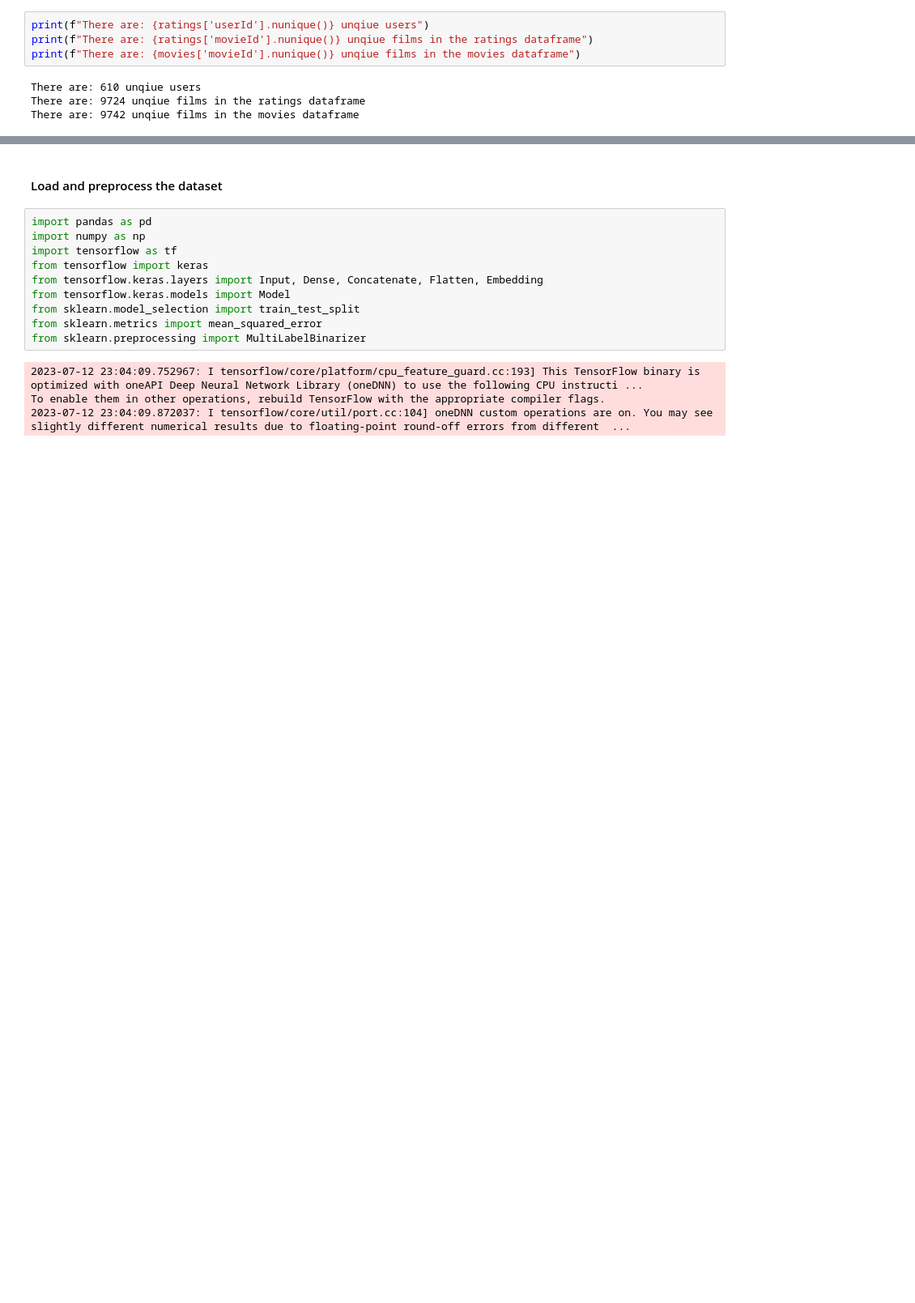
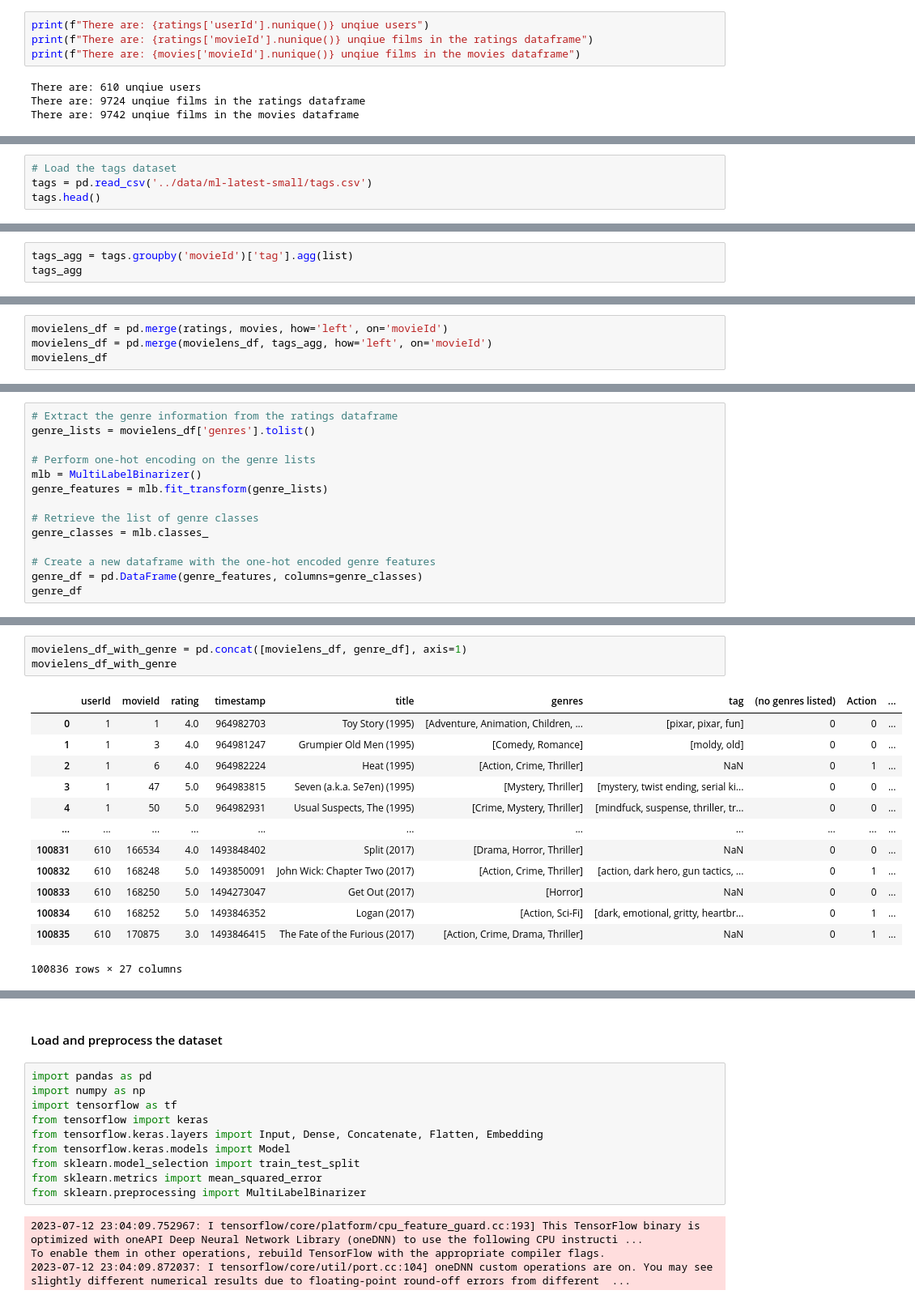
Before and after one commit to jgraham91/final-project, a Jupyter notebook: notebooks/FINAL-PROJECT.ipynb, the cells around one changed output, grey strips where cells are left out. Shown: that part at 81% size. Saved outputs shown, nothing was run; the diff lists cells and outputs as text; blank space fills up the shorter version.

```diff
--- a/notebooks/FINAL-PROJECT.ipynb
+++ b/notebooks/FINAL-PROJECT.ipynb
@@ -67,0 +88,4 @@ There are: 9742 unqiue films in the movies dataframe
+# %%
+# Load the tags dataset
+tags = pd.read_csv('../data/ml-latest-small/tags.csv')
+tags.head()
@@ -67,0 +99,3 @@ There are: 9742 unqiue films in the movies dataframe
+# %%
+tags_agg = tags.groupby('movieId')['tag'].agg(list)
+tags_agg
@@ -67,0 +116,4 @@ There are: 9742 unqiue films in the movies dataframe
+# %%
+movielens_df = pd.merge(ratings, movies, how='left', on='movieId')
+movielens_df = pd.merge(movielens_df, tags_agg, how='left', on='movieId')
+movielens_df
@@ -67,0 +134,14 @@ There are: 9742 unqiue films in the movies dataframe
+# %%
+# Extract the genre information from the ratings dataframe
+genre_lists = movielens_df['genres'].tolist()
+
+# Perform one-hot encoding on the genre lists
+mlb = MultiLabelBinarizer()
+genre_features = mlb.fit_transform(genre_lists)
+
+# Retrieve the list of genre classes
+genre_classes = mlb.classes_
+
+# Create a new dataframe with the one-hot encoded genre features
+genre_df = pd.DataFrame(genre_features, columns=genre_classes)
+genre_df
@@ -67,0 +162,17 @@ There are: 9742 unqiue films in the movies dataframe
+# %%
+movielens_df_with_genre = pd.concat([movielens_df, genre_df], axis=1)
+movielens_df_with_genre
+# %% [output]
+|  | userId | movieId | rating | timestamp | title | genres | tag | (no genres listed) | Action | ... |
+| 0 | 1 | 1 | 4.0 | 964982703 | Toy Story (1995) | [Adventure, Animation, Children, ... | [pixar, pixar, fun] | 0 | 0 | ... |
+| 1 | 1 | 3 | 4.0 | 964981247 | Grumpier Old Men (1995) | [Comedy, Romance] | [moldy, old] | 0 | 0 | ... |
+| 2 | 1 | 6 | 4.0 | 964982224 | Heat (1995) | [Action, Crime, Thriller] | NaN | 0 | 1 | ... |
+| 3 | 1 | 47 | 5.0 | 964983815 | Seven (a.k.a. Se7en) (1995) | [Mystery, Thriller] | [mystery, twist ending, serial ki... | 0 | 0 | ... |
+| 4 | 1 | 50 | 5.0 | 964982931 | Usual Suspects, The (1995) | [Crime, Mystery, Thriller] | [mindfuck, suspense, thriller, tr... | 0 | 0 | ... |
+| ... | ... | ... | ... | ... | ... | ... | ... | ... | ... | ... |
+| 100831 | 610 | 166534 | 4.0 | 1493848402 | Split (2017) | [Drama, Horror, Thriller] | NaN | 0 | 0 | ... |
+| 100832 | 610 | 168248 | 5.0 | 1493850091 | John Wick: Chapter Two (2017) | [Action, Crime, Thriller] | [action, dark hero, gun tactics, ... | 0 | 1 | ... |
+| 100833 | 610 | 168250 | 5.0 | 1494273047 | Get Out (2017) | [Horror] | NaN | 0 | 0 | ... |
+| 100834 | 610 | 168252 | 5.0 | 1493846352 | Logan (2017) | [Action, Sci-Fi] | [dark, emotional, gritty, heartbr... | 0 | 1 | ... |
+| 100835 | 610 | 170875 | 3.0 | 1493846415 | The Fate of the Furious (2017) | [Action, Crime, Drama, Thriller] | NaN | 0 | 1 | ... |
+100836 rows × 27 columns
```
Also changed, not shown: parts of 39 cells of this notebook.
